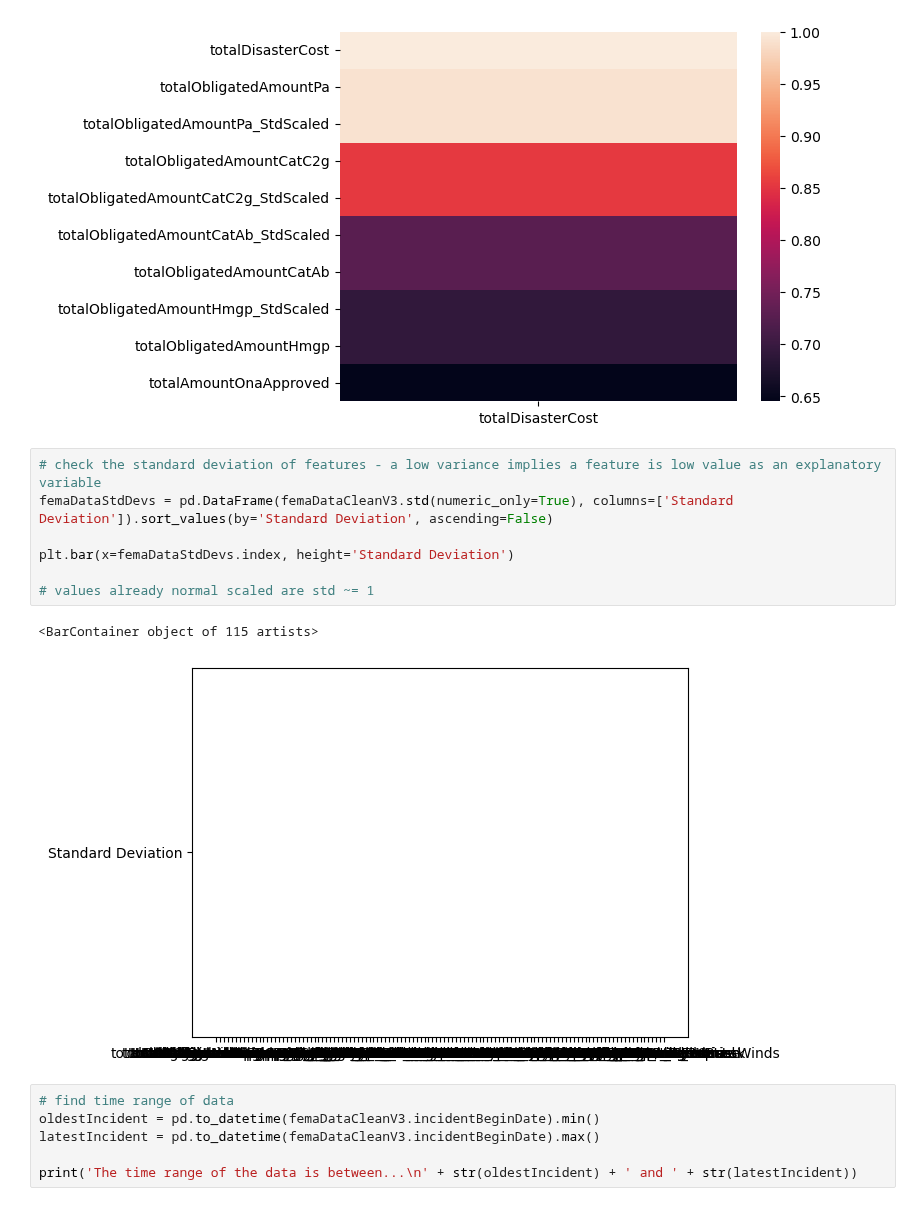
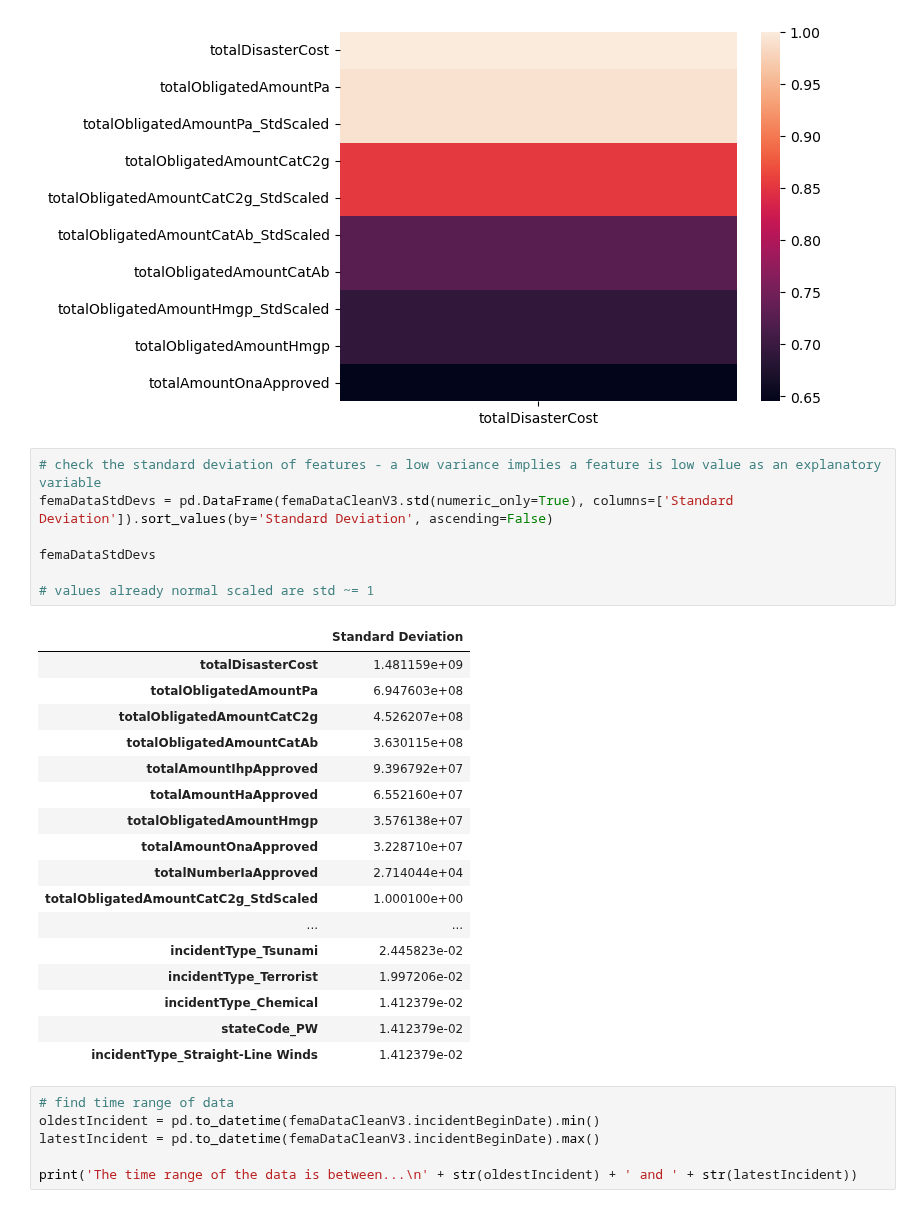
Before and after one commit to mdgarber/FEMADisasterCostForecasting, a Jupyter notebook: femadisastercostforecasting/notebooks/FEMA-Modeling.ipynb, the cells around one changed output. Saved outputs shown, nothing was run; the diff lists cells and outputs as text.

```diff
--- a/femadisastercostforecasting/notebooks/FEMA-Modeling.ipynb
+++ b/femadisastercostforecasting/notebooks/FEMA-Modeling.ipynb
@@ -128,13 +127,28 @@ sns.heatmap(pd.DataFrame(tempVar['totalDisasterCost'].sort_values(ascending=Fals
 # %%
 # check the standard deviation of features - a low variance implies a feature is low value as an explanatory variable
 femaDataStdDevs = pd.DataFrame(femaDataCleanV3.std(numeric_only=True), columns=['Standard Deviation']).sort_values(by='Standard Deviation', ascending=False)
 
-plt.bar(x=femaDataStdDevs.index, height='Standard Deviation')
+femaDataStdDevs
 
 # values already normal scaled are std ~= 1
 # %% [output]
-<BarContainer object of 115 artists>
-[figure, removed]
+|  | Standard Deviation |
+| totalDisasterCost | 1.481159e+09 |
+| totalObligatedAmountPa | 6.947603e+08 |
+| totalObligatedAmountCatC2g | 4.526207e+08 |
+| totalObligatedAmountCatAb | 3.630115e+08 |
+| totalAmountIhpApproved | 9.396792e+07 |
+| totalAmountHaApproved | 6.552160e+07 |
+| totalObligatedAmountHmgp | 3.576138e+07 |
+| totalAmountOnaApproved | 3.228710e+07 |
+| totalNumberIaApproved | 2.714044e+04 |
+| totalObligatedAmountCatC2g_StdScaled | 1.000100e+00 |
+| ... | ... |
+| incidentType_Tsunami | 2.445823e-02 |
+| incidentType_Terrorist | 1.997206e-02 |
+| incidentType_Chemical | 1.412379e-02 |
+| stateCode_PW | 1.412379e-02 |
+| incidentType_Straight-Line Winds | 1.412379e-02 |
 # %%
 # find time range of data
 oldestIncident = pd.to_datetime(femaDataCleanV3.incidentBeginDate).min()
```
Also changed, not shown: parts of 4 cells of this notebook.
